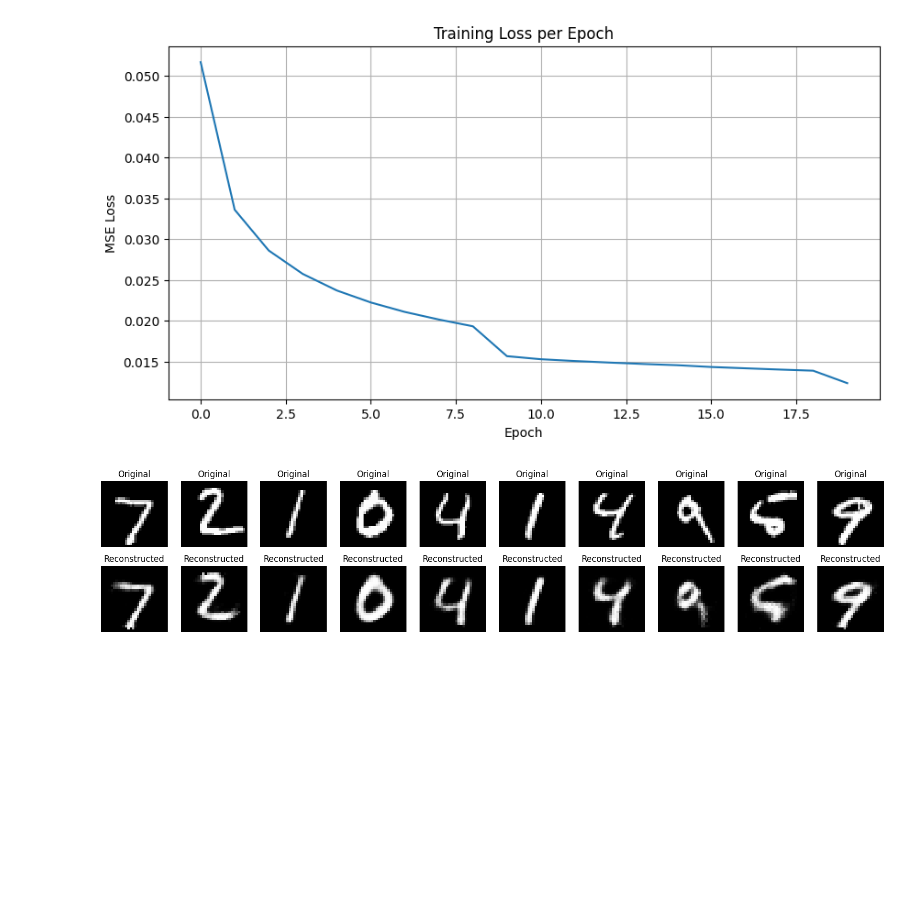
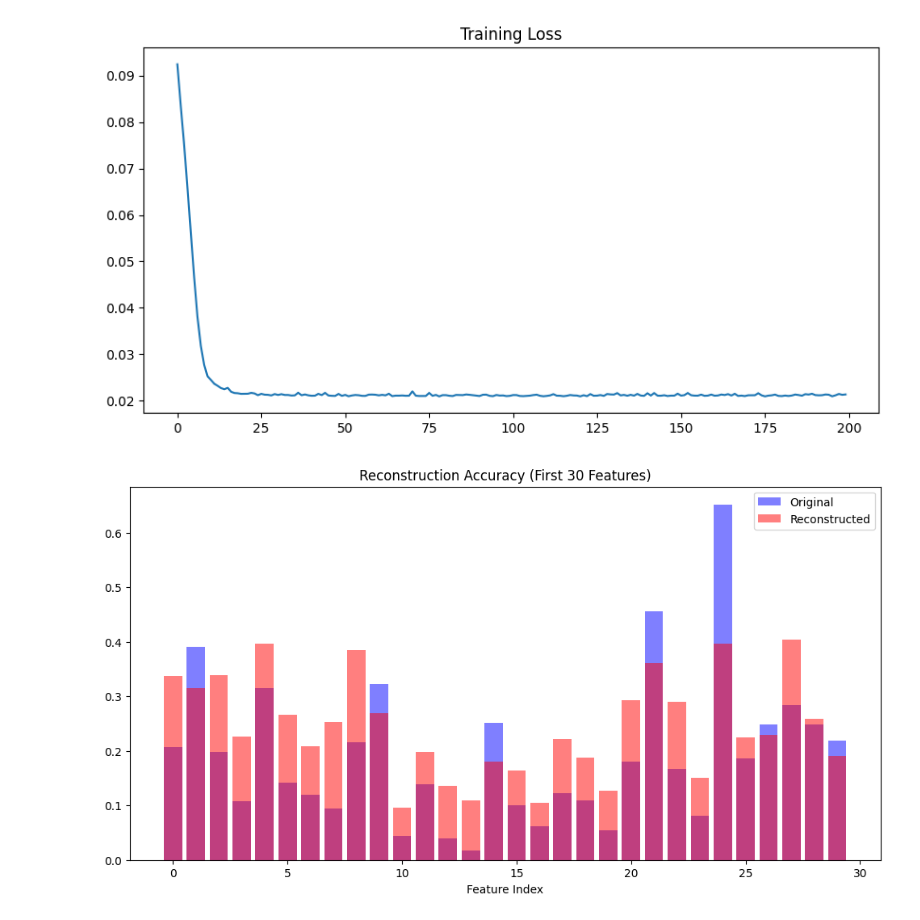
Before and after one commit to bassam-14/Unsupervised-Learning, a Jupyter notebook: Autoencoder.ipynb, the cells around one changed output. Drawn from its saved outputs; the diff is of its cells as text; code cells hidden in the pictures; blank space fills up the shorter version.

Commit message:
corrected Autoencoder

```diff
--- a/Autoencoder.ipynb
+++ b/Autoencoder.ipynb
@@ -200,7 +193,6 @@ def train(model, X_train, epochs, batch_size, initial_lr, lambda_l2):
         print(f"Epoch {epoch+1}/{epochs} | Loss: {avg_loss:.4f} | LR: {current_lr:.5f}")
     return loss_history
 # %%
-# Initialize and Train
-model = Autoencoder(input_dim=784, bottleneck_dim=32)
-loss_history = train(model, X_train, epochs=20, batch_size=64, initial_lr=0.01, lambda_l2=0.0)
+model = Autoencoder(input_dim=30, bottleneck_dim=5)
+loss_history = train(model, X_train, epochs=200, batch_size=16, initial_lr=0.01, lambda_l2=0.0)
 # %% [output]
@@ -224,38 +216,22 @@ Epoch 20/20 | Loss: 0.0124 | LR: 0.00250
 # %%
-#Visualizations
-# 2. Visualize Loss Curve
+# 3. Plot Loss
 plt.figure(figsize=(10, 5))
 plt.plot(loss_history)
-plt.title('Training Loss per Epoch')
-plt.xlabel('Epoch')
-plt.ylabel('MSE Loss')
-plt.grid(True)
+plt.title('Training Loss')
 plt.show()
 
-# 3. Visualize Reconstructions
-# Get reconstructions for the first 10 test images
-num_images = 10
-test_images = X_test[:num_images]
-reconstructed = model.forward(test_images)
+# 4. New Visualization: Bar Chart Comparison
+sample_input = X_test[0:1] # Take first test sample
+sample_output = model.forward(sample_input)
 
-# Reshape back to 28x28 for display
-test_images_reshaped = test_images.reshape(-1, 28, 28)
-reconstructed_reshaped = reconstructed.reshape(-1, 28, 28)
-
-plt.figure(figsize=(20, 4))
-for i in range(num_images):
-    # Display Original
-    ax = plt.subplot(2, num_images, i + 1)
-    plt.imshow(test_images_reshaped[i], cmap='gray')
-    plt.title("Original")
-    plt.axis("off")
-
-    # Display Reconstructed
-    ax = plt.subplot(2, num_images, i + 1 + num_images)
-    plt.imshow(reconstructed_reshaped[i], cmap='gray')
-    plt.title("Reconstructed")
-    plt.axis("off")
+features = range(30)
+plt.figure(figsize=(12, 6))
+plt.bar(features, sample_input[0], alpha=0.5, label='Original', color='blue')
+plt.bar(features, sample_output[0], alpha=0.5, label='Reconstructed', color='red')
+plt.title("Reconstruction Accuracy (First 30 Features)")
+plt.xlabel("Feature Index")
+plt.legend()
 plt.show()
 # %% [output]
-[figure, old version]
+[figure, new version]
-[figure, old version]
+[figure, new version]
```
Also changed, not shown: parts of 3 cells of this notebook.
